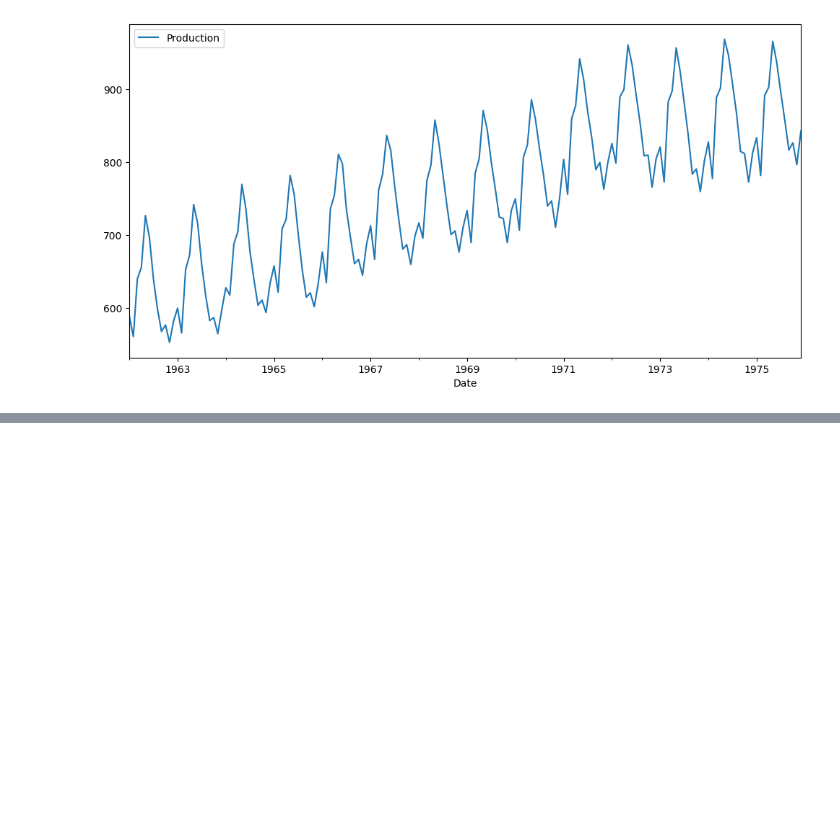
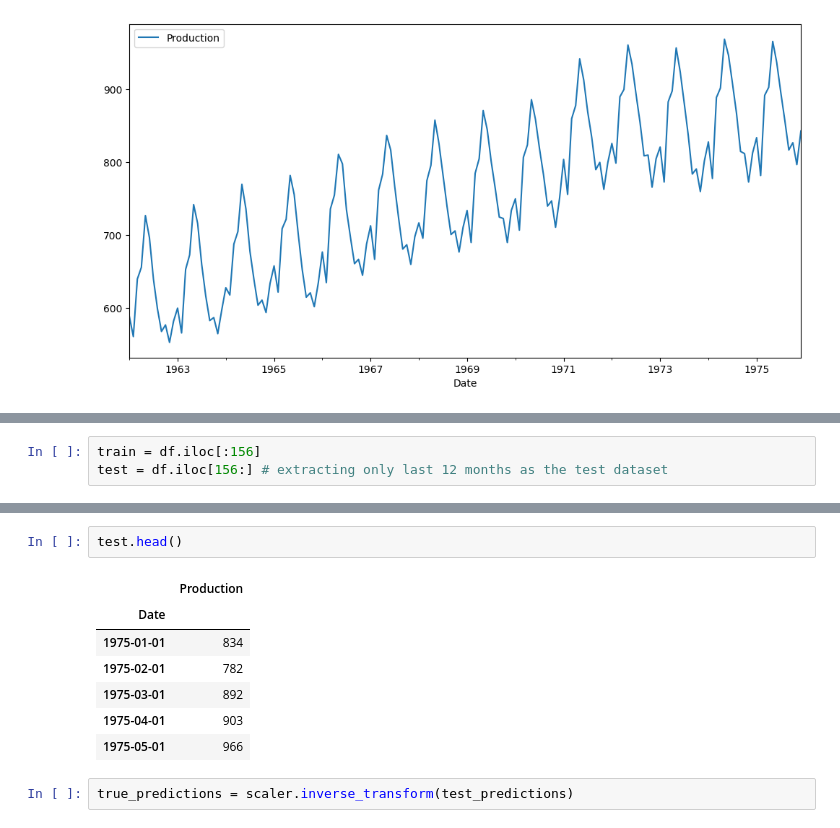
Before and after one commit to NishanD21/Milk-Production-Forecasting-using-LSTM, a Jupyter notebook: milk_production.ipynb, the cells around one changed output, grey strips where cells are left out. Cells and saved outputs as stored; diff of their text form; blank space fills up the shorter version.

```diff
--- a/milk_production.ipynb
+++ b/milk_production.ipynb
@@ -29,0 +42,3 @@ df.plot(figsize = (12,6))
+# %%
+train = df.iloc[:156]
+test = df.iloc[156:] # extracting only last 12 months as the test dataset
@@ -29,0 +222,12 @@ df.plot(figsize = (12,6))
+# %%
+test.head()
+# %% [output]
+|  | Production |
+| Date |  |
+| 1975-01-01 | 834 |
+| 1975-02-01 | 782 |
+| 1975-03-01 | 892 |
+| 1975-04-01 | 903 |
+| 1975-05-01 | 966 |
+# %%
+true_predictions = scaler.inverse_transform(test_predictions)
```
Also changed, not shown: parts of 26 cells of this notebook.
